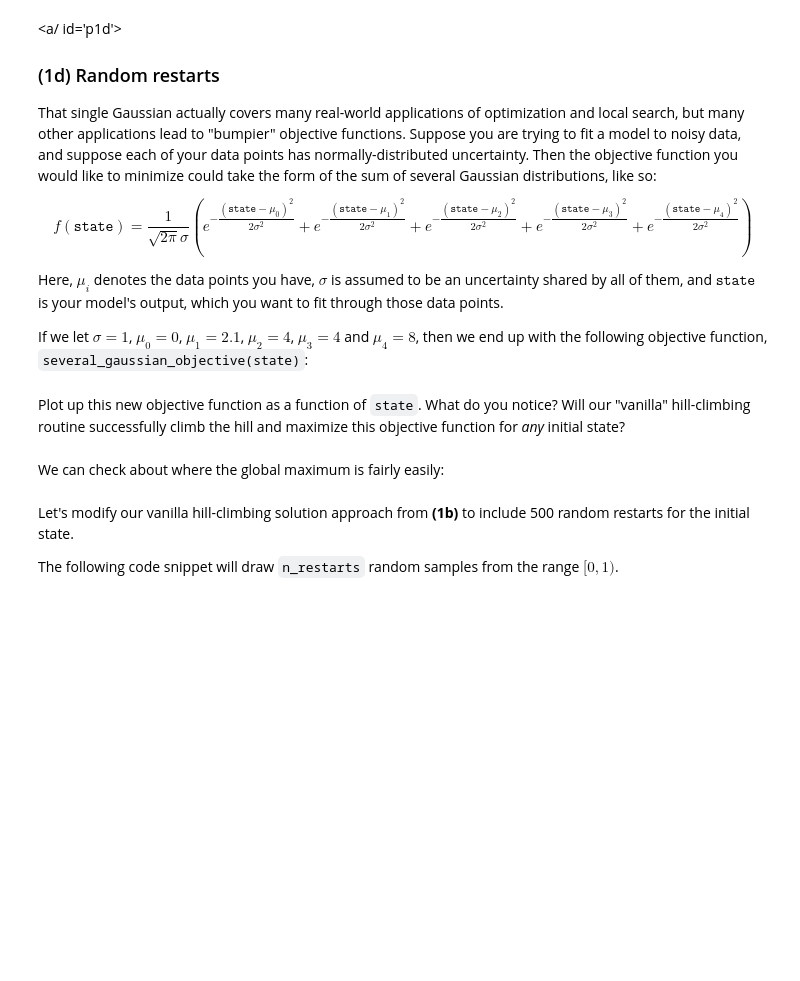
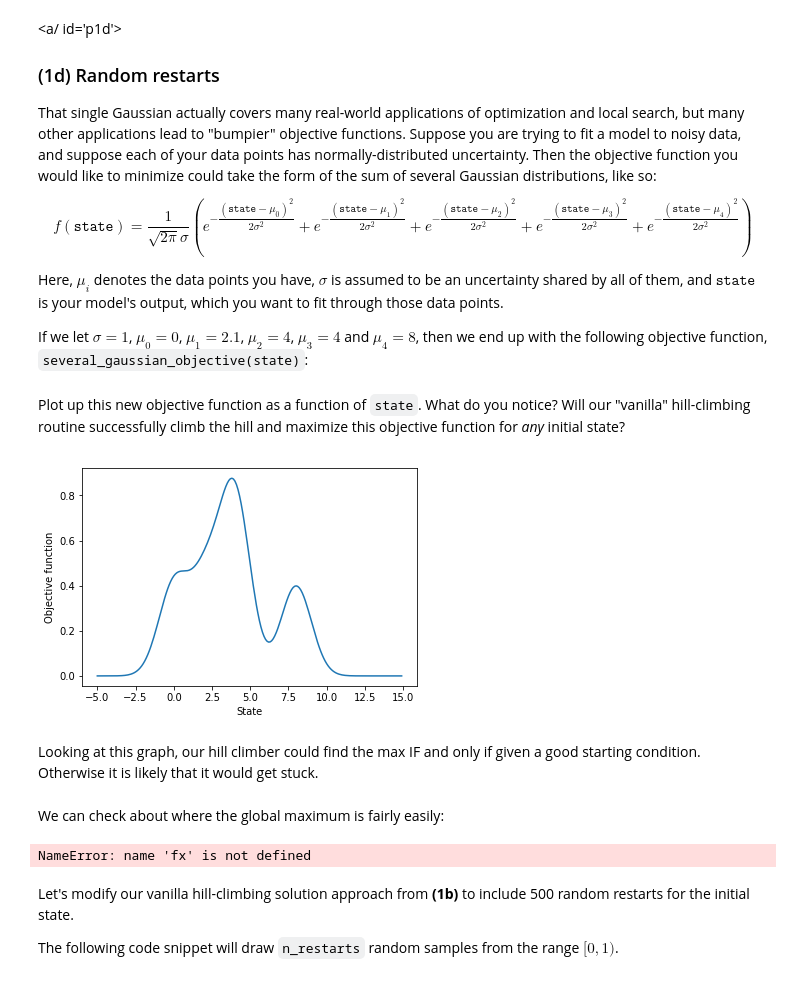
Before and after one commit to gotbordom/random_code, a Jupyter notebook: school/Spring2018/CSCI3202_ai/inClass/csci3202_InClass_ClimbingAnnealing.ipynb, the cells around one changed output. Cells and saved outputs as stored; diff of their text form; code cells hidden in the pictures; blank space fills up the shorter version.

```diff
--- a/school/Spring2018/CSCI3202_ai/inClass/csci3202_InClass_ClimbingAnnealing.ipynb
+++ b/school/Spring2018/CSCI3202_ai/inClass/csci3202_InClass_ClimbingAnnealing.ipynb
@@ -161,10 +276,24 @@ def several_gaussian_objective(state):
     return objective_value
 # %% [markdown]
 Plot up this new objective function as a function of `state`.  What do you notice?  Will our "vanilla" hill-climbing routine successfully climb the hill and maximize this objective function for *any* initial state?
+# %%
+x = np.arange(-5,15,0.1)
+f = [several_gaussian_objective(state) for state in x]
+
+plt.plot(x,f)
+plt.xlabel('State')
+plt.ylabel('Objective function')
+plt.show()
+# %% [output]
+[figure, added]
+# %% [markdown]
+Looking at this graph, our hill climber could find the max IF and only if given a good starting condition. Otherwise it is likely that it would get stuck.
 # %% [markdown]
 We can check about where the global maximum is fairly easily:
 # %%
 max(zip(fx, x))
+# %% [output]
+NameError: name 'fx' is not defined
 # %% [markdown]
 Let's modify our vanilla hill-climbing solution approach from **(1b)** to include 500 random restarts for the initial state.
 
```
Also changed, not shown: parts of 13 cells of this notebook, 1 other file.
